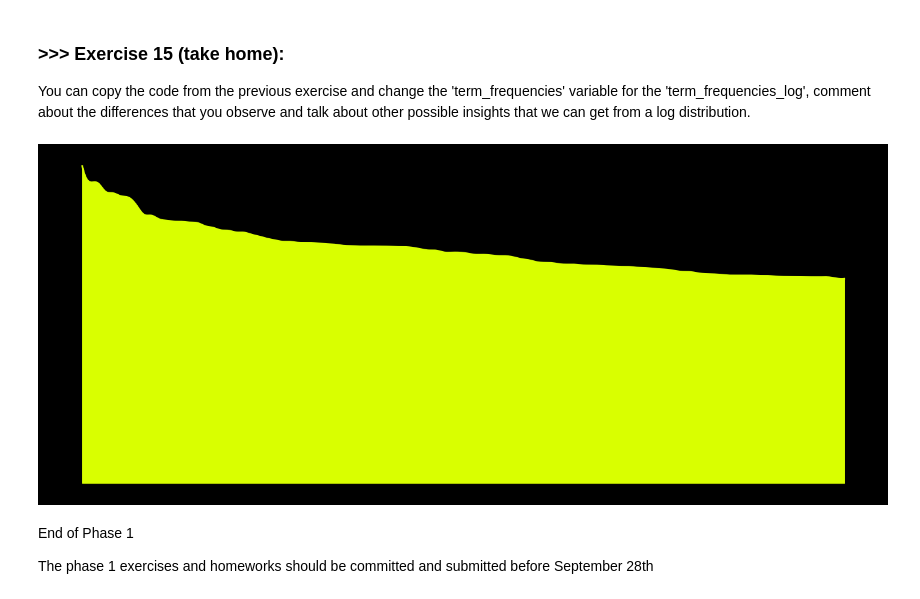
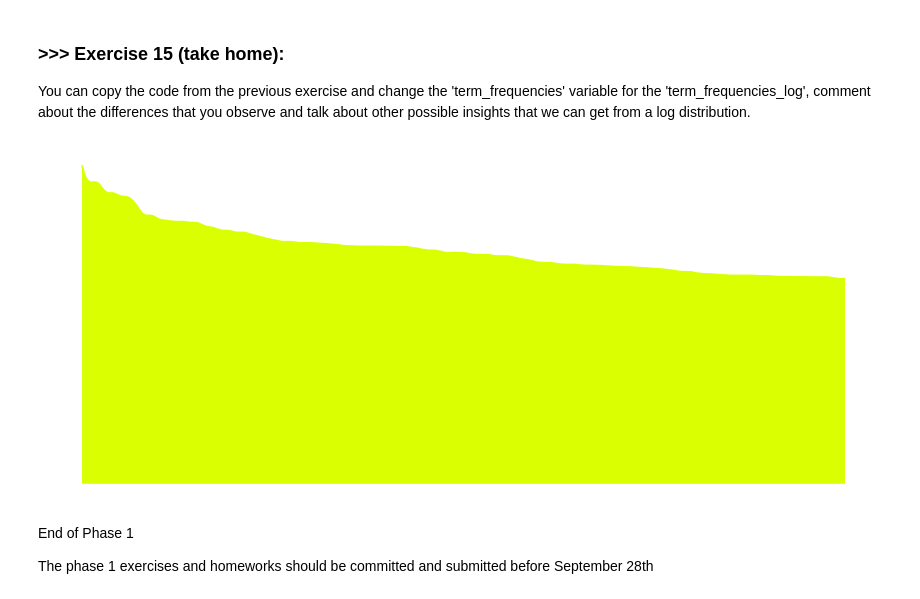
Before and after one commit to kunglin930111/DM2025-Lab1-Exercise, a Jupyter notebook: DM2025-Lab1-Master.ipynb, the cells around one changed output. Drawn from its saved outputs; the diff is of its cells as text; code cells hidden in the pictures.

```diff
--- a/DM2025-Lab1-Master.ipynb
+++ b/DM2025-Lab1-Master.ipynb
@@ -1392,31 +1387,31 @@ You can copy the code from the previous exercise and change the 'term_frequencie
 # %%
 # Answer here
 
 term_frequencies = X_counts.sum(axis=0).A1
 N = 100
 
 top_idx = term_frequencies.argsort()[-N:][::-1]
 top_terms = count_vect.get_feature_names_out()[top_idx]
 top_freqs = term_frequencies[top_idx]
 
 top_freqs_log = [math.log(f) if f > 0 else 0 for f in top_freqs]
 
 x = np.arange(len(top_terms))
 y = top_freqs_log
 
 x_smooth = np.linspace(x.min(), x.max(), 500)
 spl = make_interp_spline(x, y, k=3)
 y_smooth = spl(x_smooth)
 
-plt.figure(figsize=(14,6), facecolor='black')
+plt.figure(figsize=(14,6))
 plt.plot(x_smooth, y_smooth, color="#D9FF00", linewidth=2)
 plt.fill_between(x_smooth, y_smooth, color='#D9FF00')
 
 plt.axis('off')
 plt.tight_layout()
 plt.show()
 # %% [output]
-[figure, old version]
+[figure, new version]
 # %% [markdown]
 End of Phase 1
 
```
Also changed, not shown: parts of 36 cells of this notebook, 9 other files.
